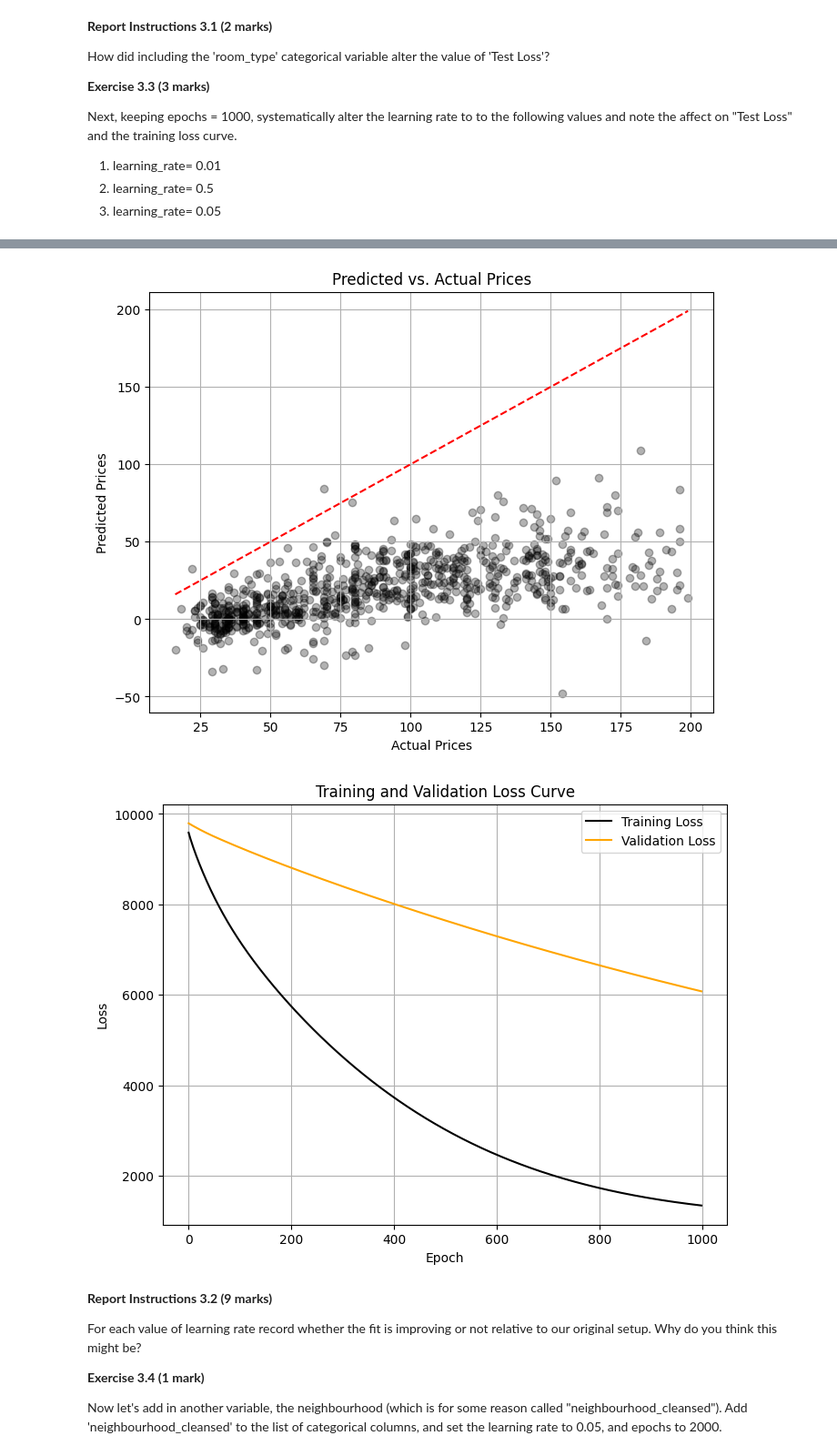
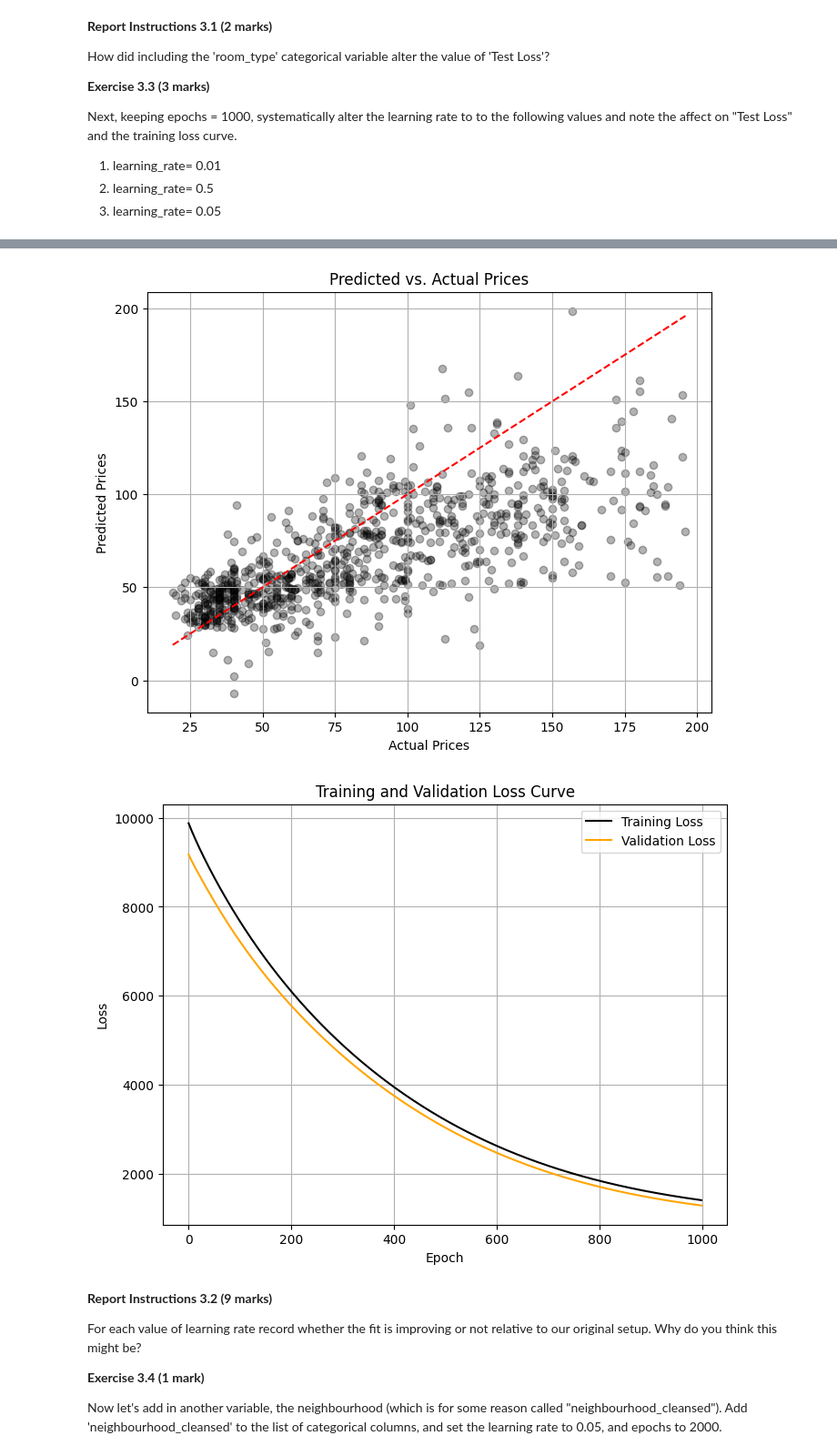
Before and after one commit to carn51/Assignment-1, a Jupyter notebook: CURRENT_final.ipynb, the cells around one changed output, grey strips where cells are left out. Shown at 91% size. Drawn from its saved outputs; the diff is of its cells as text; code cells hidden in the pictures.

```diff
--- a/CURRENT_final.ipynb
+++ b/CURRENT_final.ipynb
@@ -707,7 +707,7 @@ def model(df, label, cat_cols, learning_rate, epochs, plots=True):
 
       ## Training and validation loss curve (provided)
       plt.figure(figsize=(8, 6))
-      plt.plot(train_losses, label='Training Loss', color='k')
+      plt.plot(training_losses, label='Training Loss', color='k')
       plt.plot(val_losses, label='Validation Loss', color='orange')
       plt.xlabel('Epoch')
       plt.ylabel('Loss')
@@ -791,6 +791,6 @@ Test Loss: 967.5792
 # CodeGrade Tag Q3e
 ## YOUR ANSWER HERE
 
-model(clean_df, 'price', ['room_type'], learning_rate=0.01, epochs=1000, plots=True)
+model(clean_df, 'price', ['room_type'], learning_rate=0.05, epochs=1000, plots=True)
 # %% [output]
 Input dimension:  , 37
@@ -808,5 +808,5 @@ Test Loss: 6079.2700
-[figure, old version]
+[figure, new version]
-[figure, old version]
+[figure, new version]
 # %% [markdown]
 **Report Instructions 3.2 (9 marks)**
 
```
Also changed, not shown: parts of 12 cells of this notebook.
